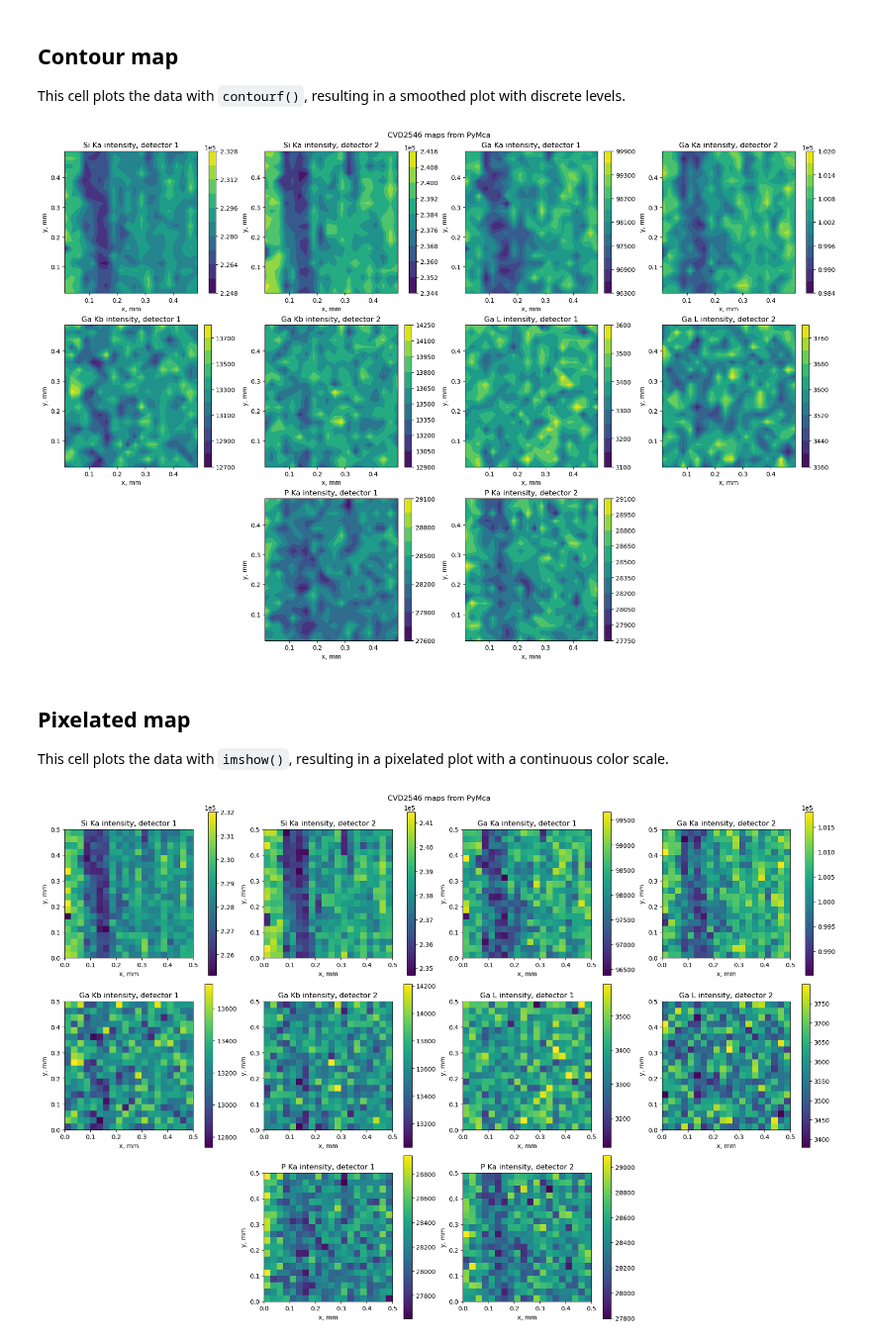
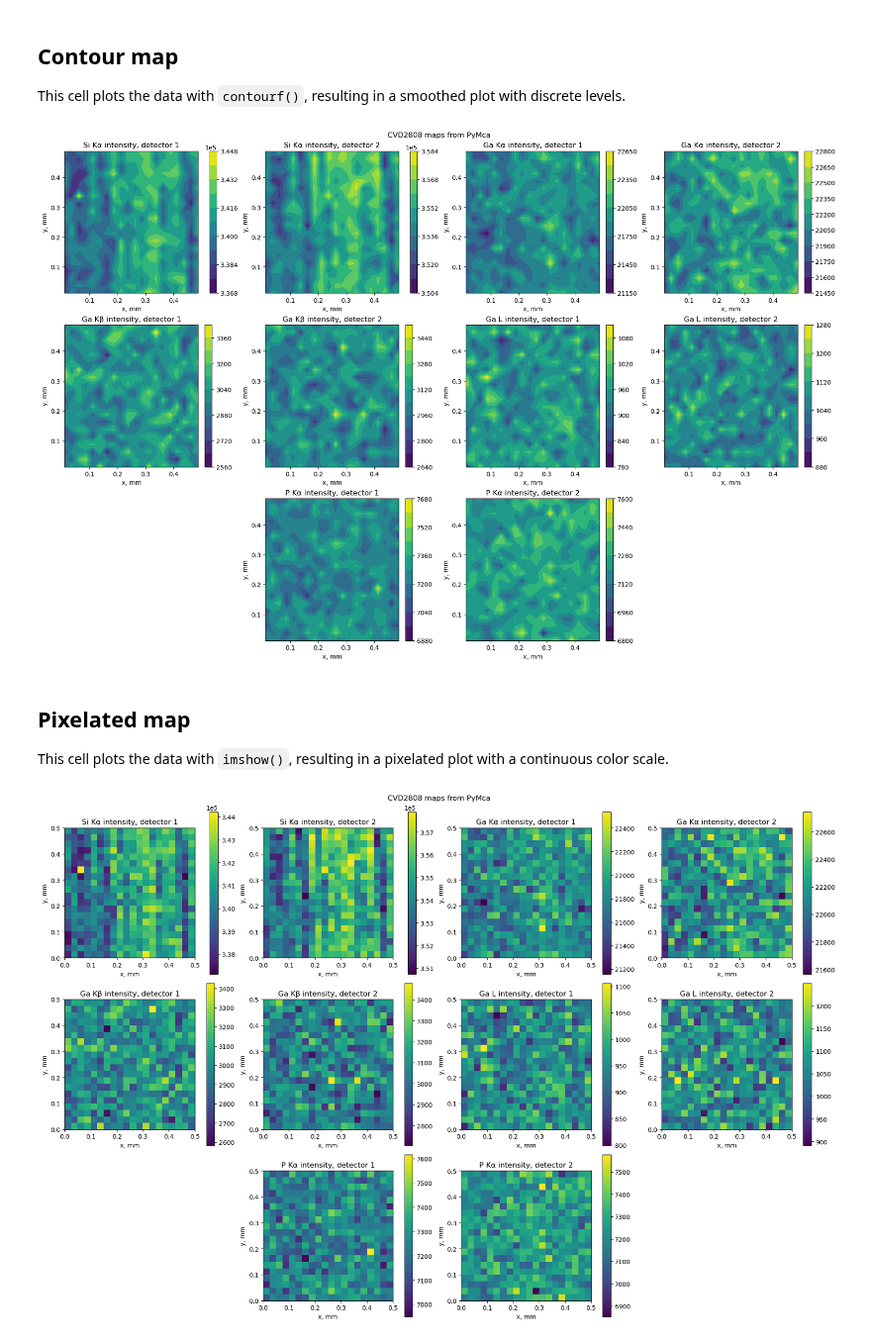
Before and after one commit to ELFREELAND/xrf-thickness-studies, a Jupyter notebook: maps/batch_processor_pymca.ipynb, the cells around one changed output. Shown at 99% size. Drawn from its saved outputs; the diff is of its cells as text; code cells hidden in the pictures.

Commit message:
minor updates
minor appearance updates to all samples plotter, added actual greek letters to figure labels and titles in all scripts

```diff
--- a/maps/batch_processor_pymca.ipynb
+++ b/maps/batch_processor_pymca.ipynb
@@ -42,7 +42,7 @@ for i in range(0, len(folders)):
 11 - 20230628_CVD_2546_map - 800
 12 - 20230711_CVD_2546_map - 800
 # %%
-path_label = folders[9][0:-4]
+path_label = folders[7][0:-4]
 
 sample_name = "CVD" + path_label[-4:]
 # %% [markdown]
@@ -437,20 +435,20 @@ def drawMap(a, dat, cm, levs, title):
     a.set_xlabel("x, mm")
     a.set_ylabel("y, mm")
 
-drawMap(axs[0][0], dat["Si_ka_d1"], c, l, "Si Ka intensity, detector 1")
-drawMap(axs[0][1], dat["Si_ka_d2"], c, l, "Si Ka intensity, detector 2")
+drawMap(axs[0][0], dat["Si_ka_d1"], c, l, "Si K\u03b1 intensity, detector 1")
+drawMap(axs[0][1], dat["Si_ka_d2"], c, l, "Si K\u03b1 intensity, detector 2")
 
-drawMap(axs[0][2], dat["Ga_ka_d1"], c, l, "Ga Ka intensity, detector 1")
-drawMap(axs[0][3], dat["Ga_ka_d2"], c, l, "Ga Ka intensity, detector 2")
+drawMap(axs[0][2], dat["Ga_ka_d1"], c, l, "Ga K\u03b1 intensity, detector 1")
+drawMap(axs[0][3], dat["Ga_ka_d2"], c, l, "Ga K\u03b1 intensity, detector 2")
 
-drawMap(axs[1][0], dat["Ga_kb_d1"], c, l, "Ga Kb intensity, detector 1")
-drawMap(axs[1][1], dat["Ga_kb_d2"], c, l, "Ga Kb intensity, detector 2")
+drawMap(axs[1][0], dat["Ga_kb_d1"], c, l, "Ga K\u03b2 intensity, detector 1")
+drawMap(axs[1][1], dat["Ga_kb_d2"], c, l, "Ga K\u03b2 intensity, detector 2")
 
 drawMap(axs[1][2], dat["Ga_l_d1"], c, l, "Ga L intensity, detector 1")
 drawMap(axs[1][3], dat["Ga_l_d2"], c, l, "Ga L intensity, detector 2")
 
-drawMap(axs[2][1], dat["P_ka_d1"], c, l, "P Ka intensity, detector 1")
-drawMap(axs[2][2], dat["P_ka_d2"], c, l, "P Ka intensity, detector 2")
+drawMap(axs[2][1], dat["P_ka_d1"], c, l, "P K\u03b1 intensity, detector 1")
+drawMap(axs[2][2], dat["P_ka_d2"], c, l, "P K\u03b1 intensity, detector 2")
 
 axs[2][0].set_axis_off()
 axs[2][0].set_frame_on(False)
@@ -467,7 +465,7 @@ plt.savefig("./" + path_label + "_map/results_out/" + path_label + "_intensity_c
 #for contourf(), [0][0] is displayed in the bottom left, [0][9] is in the bottom right
 #for imshow(), [0][0] is displayed in the top left, [0][9] is in the top right
 # %% [output]
-[figure, old version]
+[figure, new version]
 # %% [markdown]
 ## Pixelated map
 This cell plots the data with `imshow()`, resulting in a pixelated plot with a continuous color scale.
@@ -485,39 +483,39 @@ def drawPix(a, dat, cm, title):
     """
     im_pointer = a.imshow(dat, extent = [0, grid_dim, 0, grid_dim], cmap = cm, origin = "lower")
     cb = plt.colorbar(im_pointer, ax=a)
     cb.formatter.set_powerlimits((-5,5))
     a.set_title(title)
     a.set_xlabel("x, mm")
     a.set_ylabel("y, mm")
 
-drawPix(axs[0][0], dat["Si_ka_d1"], c, "Si Ka intensity, detector 1")
-drawPix(axs[0][1], dat["Si_ka_d2"], c, "Si Ka intensity, detector 2")
+drawPix(axs[0][0], dat["Si_ka_d1"], c, "Si K\u03b1 intensity, detector 1")
+drawPix(axs[0][1], dat["Si_ka_d2"], c, "Si K\u03b1 intensity, detector 2")
 
-drawPix(axs[0][2], dat["Ga_ka_d1"], c, "Ga Ka intensity, detector 1")
-drawPix(axs[0][3], dat["Ga_ka_d2"], c, "Ga Ka intensity, detector 2")
+drawPix(axs[0][2], dat["Ga_ka_d1"], c, "Ga K\u03b1 intensity, detector 1")
+drawPix(axs[0][3], dat["Ga_ka_d2"], c, "Ga K\u03b1 intensity, detector 2")
 
-drawPix(axs[1][0], dat["Ga_kb_d1"], c, "Ga Kb intensity, detector 1")
-drawPix(axs[1][1], dat["Ga_kb_d2"], c, "Ga Kb intensity, detector 2")
+drawPix(axs[1][0], dat["Ga_kb_d1"], c, "Ga K\u03b2 intensity, detector 1")
+drawPix(axs[1][1], dat["Ga_kb_d2"], c, "Ga K\u03b2 intensity, detector 2")
 
 drawPix(axs[1][2], dat["Ga_l_d1"], c, "Ga L intensity, detector 1")
 drawPix(axs[1][3], dat["Ga_l_d2"], c, "Ga L intensity, detector 2")
 
-drawPix(axs[2][1], dat["P_ka_d1"], c, "P Ka intensity, detector 1")
-drawPix(axs[2][2], dat["P_ka_d2"], c, "P Ka intensity, detector 2")
+drawPix(axs[2][1], dat["P_ka_d1"], c, "P K\u03b1 intensity, detector 1")
+drawPix(axs[2][2], dat["P_ka_d2"], c, "P K\u03b1 intensity, detector 2")
 
 axs[2][0].set_axis_off()
 axs[2][0].set_frame_on(False)
 
 axs[2][3].set_axis_off()
 axs[2][3].set_frame_on(False)
 
 fg.suptitle(sample_name + " maps from " + source)
 
 plt.savefig("./" + path_label + "_map/results_out/" + path_label + "_intensity_pixel_map_" + source + ".png",
             dpi="figure",
             format="png")
 
 #for contourf(), [0][0] is displayed in the bottom left, [0][9] is in the bottom right
 #for imshow(), [0][0] is displayed in the top left, [0][9] is in the top right
 # %% [output]
-[figure, old version]
+[figure, new version]
```
Also changed, not shown: parts of 4 cells of this notebook, 16 other files.
